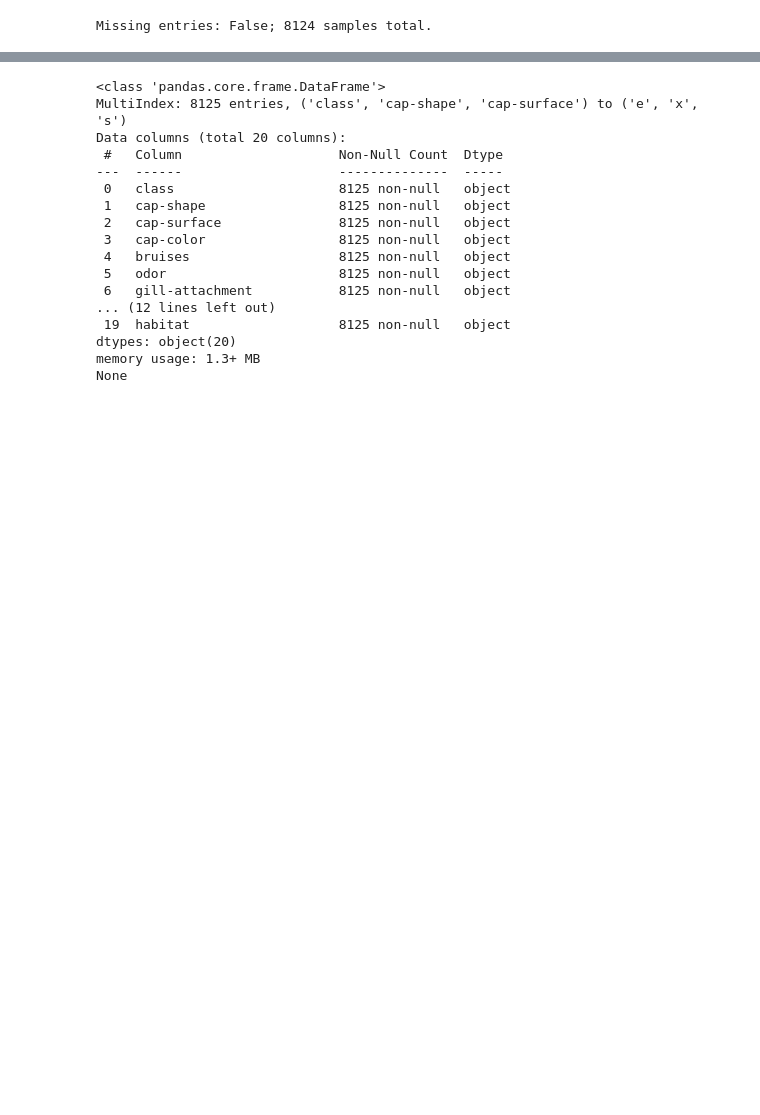
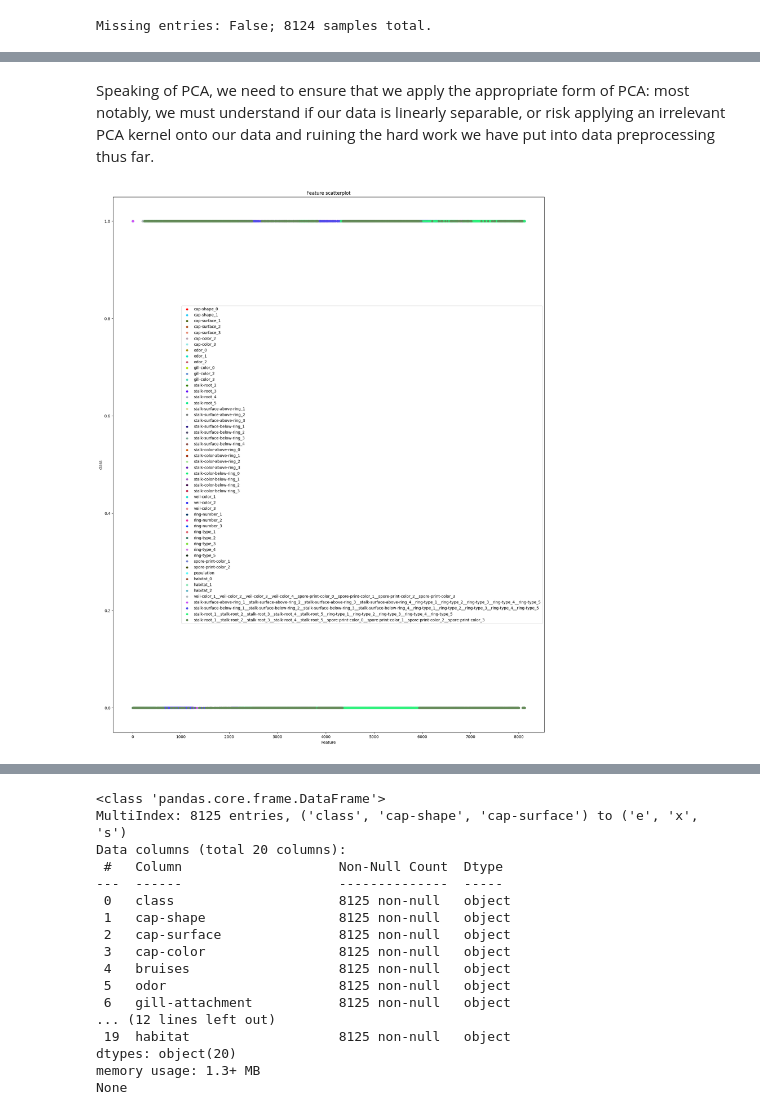
Before and after one commit to S-Bryce/ML-Lab-5, a Jupyter notebook: main.ipynb, the cells around one changed output, grey strips where cells are left out. Saved outputs shown, nothing was run; the diff lists cells and outputs as text; code cells hidden in the pictures; blank space fills up the shorter version.

```diff
--- a/main.ipynb
+++ b/main.ipynb
@@ -142,0 +317,21 @@ Missing entries: False; 8124 samples total.
+# %%
+train_samples.drop(columns=["cap-shape_2", "cap-surface_4", "cap-color_0", "cap-color_1", "odor_3", "gill-color_1", "stalk-surface-above-ring_4", "veil-color_4", "spore-print-color_0", "spore-print-color_3", "stalk-root_1"], axis=1, inplace=True)
+test_samples.drop(columns=["cap-shape_2", "cap-surface_4", "cap-color_0", "cap-color_1", "odor_3", "gill-color_1", "stalk-surface-above-ring_4", "veil-color_4", "spore-print-color_0", "spore-print-color_3", "stalk-root_1"], axis=1, inplace=True)
+# %% [markdown]
+Speaking of PCA, we need to ensure that we apply the appropriate form of PCA: most notably, we must understand if our data is linearly separable, or risk applying an irrelevant PCA kernel onto our data and ruining the hard work we have put into data preprocessing thus far.
+# %%
+train_samples["class"] = train_target
+axis = train_samples.plot.scatter(x="cap-shape_0", y="class", label="cap-shape_0", color="r", figsize=(20,25))
+
+for column in train_samples.columns[1:]:
+    if column == "class":
+        continue
+    color = (random.random(), random.random(), random.random())
+    train_samples.plot.scatter(x=column, y="class", label=column, color=color, ax=axis)
+axis.set_xlabel("Feature")
+axis.set_title("Feature scatterplot")
+plt.show()
+
+train_samples.drop(columns=["class"], axis=1, inplace=True)
+# %% [output]
+[figure, added]
```
Also changed, not shown: parts of 28 cells of this notebook.
